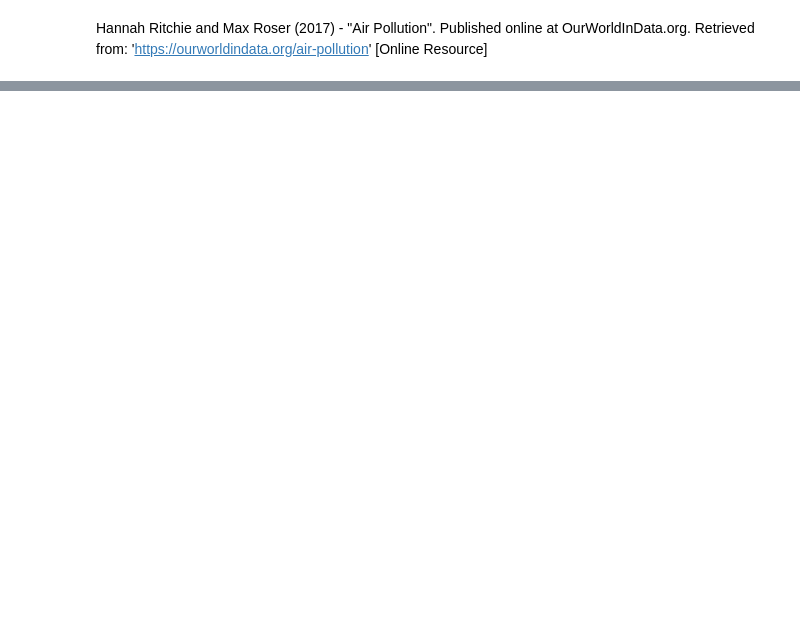
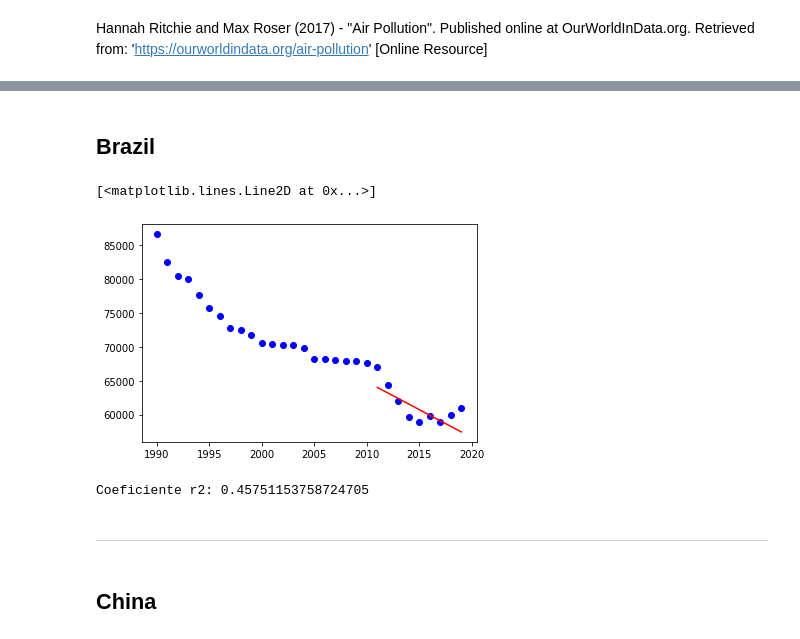
Before and after one commit to Matheus-Fontinele-Alves-Vieria/Artificial-Intelligence, a Jupyter notebook: src/notebook/Number_of_deaths.ipynb, the cells around one changed output, grey strips where cells are left out. Saved outputs shown, nothing was run; the diff lists cells and outputs as text; code cells hidden in the pictures; blank space fills up the shorter version.

```diff
--- a/src/notebook/Number_of_deaths.ipynb
+++ b/src/notebook/Number_of_deaths.ipynb
@@ -1302,0 +440,35 @@ ValueError: could not convert string to float: 'Afghanistan'
+# %% [markdown]
+## Brazil
+# %%
+X_br = Brazil['Year'].values
+Y_br = Brazil['Air pollution'].values
+# %%
+X_train_br, X_test_br, Y_train_br, Y_test_br = train_test_split(X_br, Y_br, test_size=0.3, shuffle=False) # separação dos dados de treino e teste
+# %%
+#Precisamos redimensionar os dados para fazer a regressão linear
+X_train_br = X_train_br.reshape(-1,1)
+Y_train_br = Y_train_br.reshape(-1,1)
+X_test_br = X_test_br.reshape(-1,1)
+Y_test_br = Y_test_br.reshape(-1,1)
+# %%
+#treinando o modelo
+reg.fit(X_train_br, Y_train_br)
+pred_br = reg.predict(X_test_br)
+# %%
+plt.scatter(X_br, Y_br, color='blue')
+plt.plot(X_test_br, pred_br, color='red')
+# plt.title('')
+# plt.xlabel("Índice de Massa Corporal da Cliente")
+# plt.ylabel("Custo do Seguro (Dólares)")
+# %% [output]
+[<matplotlib.lines.Line2D at 0x...>]
+[figure, added]
+# %%
+r_squared_br = r2_score(Y_test_br, pred_br)
+print(f'Coeficiente r2: {r_squared_br}')
+# %% [output]
+Coeficiente r2: 0.45751153758724705
+# %% [markdown]
+----------------------------------------------------------------------------------------------------------------------
+# %% [markdown]
+## China
```
Also changed, not shown: parts of 30 cells of this notebook.
